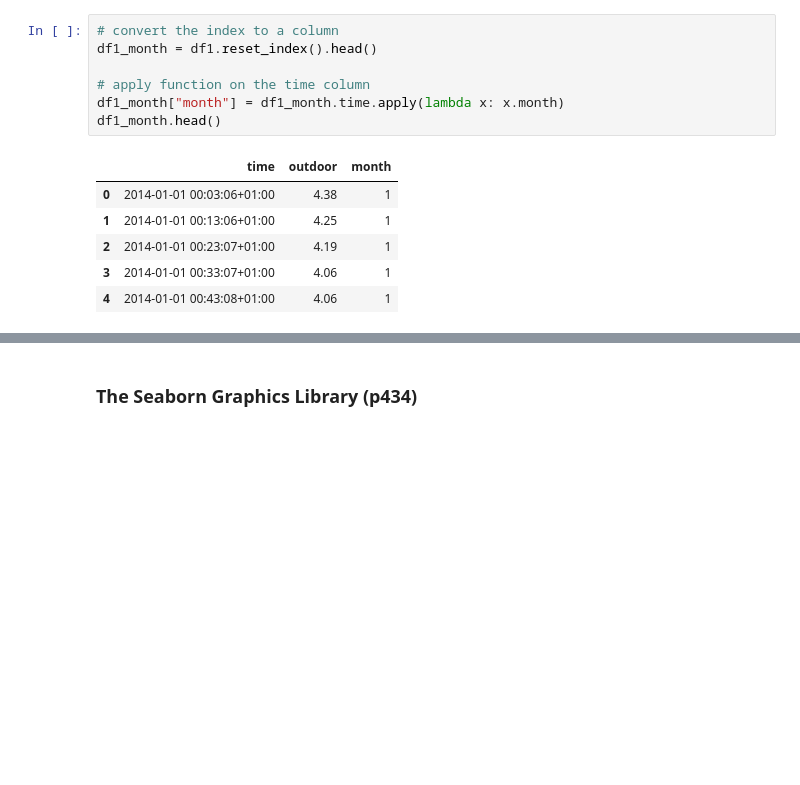
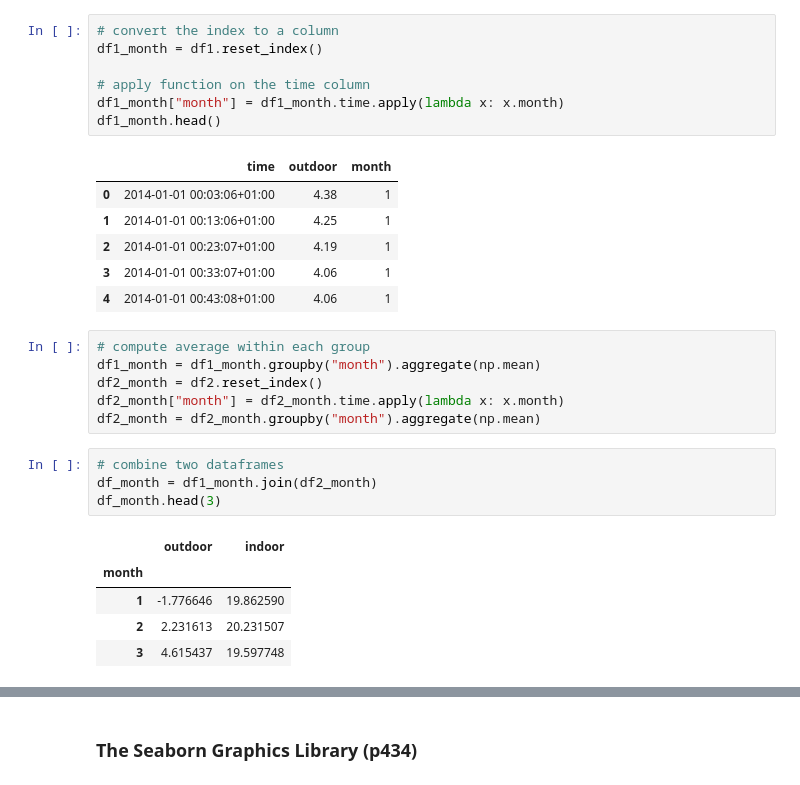
Before and after one commit to mathlarvalab/Nemurecal_Python, a Jupyter notebook: code/ch12/gee.ipynb, the cells around one changed output, grey strips where cells are left out. Drawn from its saved outputs; the diff is of its cells as text; blank space fills up the shorter version.

```diff
--- a/code/ch12/gee.ipynb
+++ b/code/ch12/gee.ipynb
@@ -594,7 +594,7 @@ df2_jan.plot(ax=ax);
 [figure]
 # %%
 # convert the index to a column
-df1_month = df1.reset_index().head()
+df1_month = df1.reset_index()
 
 # apply function on the time column
 df1_month["month"] = df1_month.time.apply(lambda x: x.month)
@@ -606,3 +606,19 @@ df1_month.head()
 | 2 | 2014-01-01 00:23:07+01:00 | 4.19 | 1 |
 | 3 | 2014-01-01 00:33:07+01:00 | 4.06 | 1 |
 | 4 | 2014-01-01 00:43:08+01:00 | 4.06 | 1 |
+# %%
+# compute average within each group
+df1_month = df1_month.groupby("month").aggregate(np.mean)
+df2_month = df2.reset_index()
+df2_month["month"] = df2_month.time.apply(lambda x: x.month)
+df2_month = df2_month.groupby("month").aggregate(np.mean)
+# %%
+# combine two dataframes
+df_month = df1_month.join(df2_month)
+df_month.head(3)
+# %% [output]
+|  | outdoor | indoor |
+| month |  |  |
+| 1 | -1.776646 | 19.862590 |
+| 2 | 2.231613 | 20.231507 |
+| 3 | 4.615437 | 19.597748 |
```
Also changed, not shown: parts of 8 cells of this notebook.
